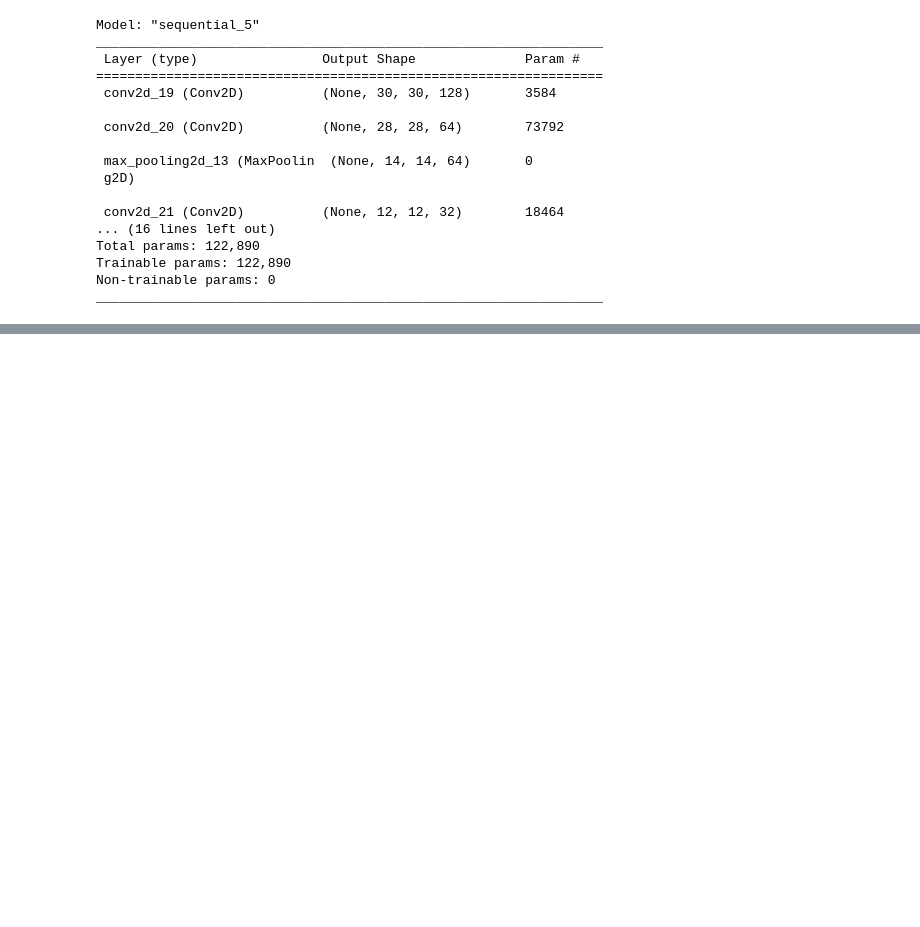
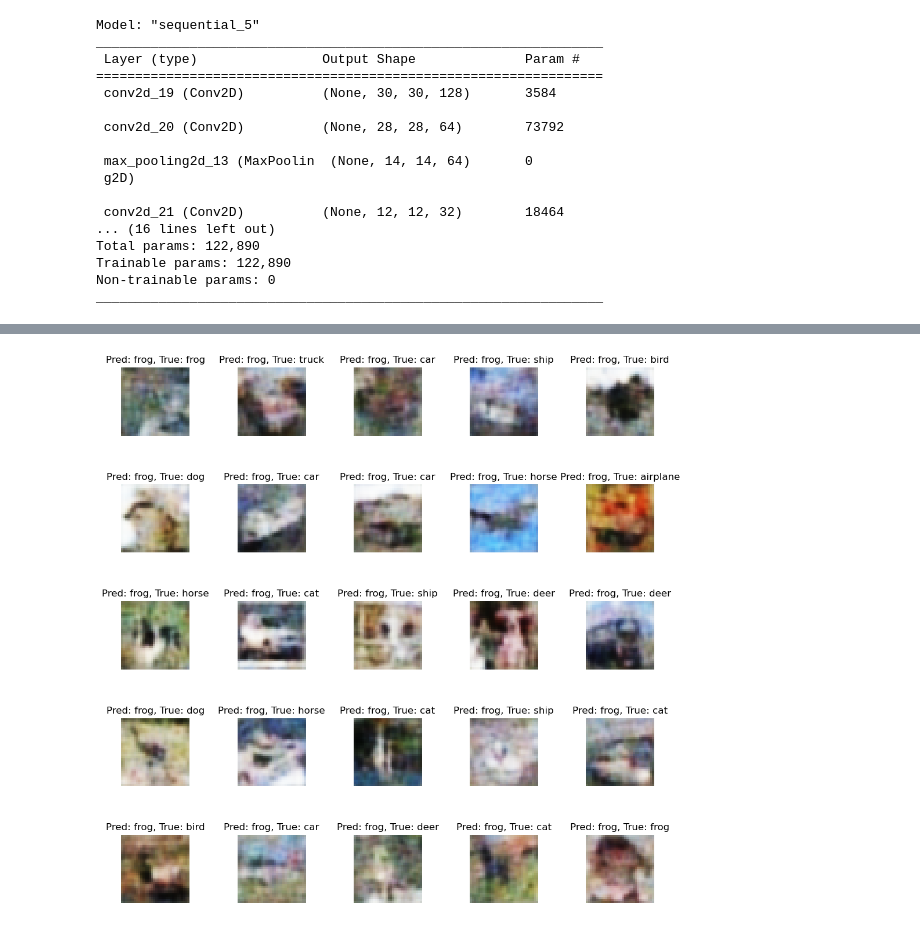
Before and after one commit to znantothelimit/ml_teamproj_selflearning, a Jupyter notebook: Image Denoising using AutoEncoders.ipynb, the cells around one changed output, grey strips where cells are left out. Saved outputs shown, nothing was run; the diff lists cells and outputs as text; code cells hidden in the pictures; blank space fills up the shorter version.

```diff
--- a/Image Denoising using AutoEncoders.ipynb
+++ b/Image Denoising using AutoEncoders.ipynb
@@ -290,0 +306,2 @@ Epoch 4/10
+# %%
+class_predicted = classifier.predict(X_test_class)
@@ -290,0 +310,30 @@ Epoch 4/10
+# %%
+import numpy as np
+import matplotlib.pyplot as plt
+
+class_names = ['airplane', 'car', 'bird', 'cat', 'deer', 'dog', 'frog', 'horse', 'ship', 'truck']
+
+# 예측 결과 출력
+predicted_labels = np.argmax(class_predicted, axis=1)
+true_labels = np.argmax(y_test_class, axis=1)
+
+# 예측 결과 시각화
+fig, axes = plt.subplots(nrows=5, ncols=5, figsize=(10, 10))
+fig.tight_layout()
+
+for i, ax in enumerate(axes.flatten()):
+    # 이미지 출력
+    ax.imshow(X_test_class[i])
+    ax.axis('off')
+
+    # 예측된 레이블과 실제 레이블 출력
+    predicted_label = class_names[predicted_labels[i]]
+    true_label = class_names[true_labels[i]]
+    ax.set_title(f'Pred: {predicted_label}, True: {true_label}')
+
+# 이미지 출력 간격 조절
+plt.subplots_adjust(wspace=0.7, hspace=0.5)
+
+plt.show()
+# %% [output]
+[figure, added]
```
Also changed, not shown: parts of 4 cells of this notebook.
